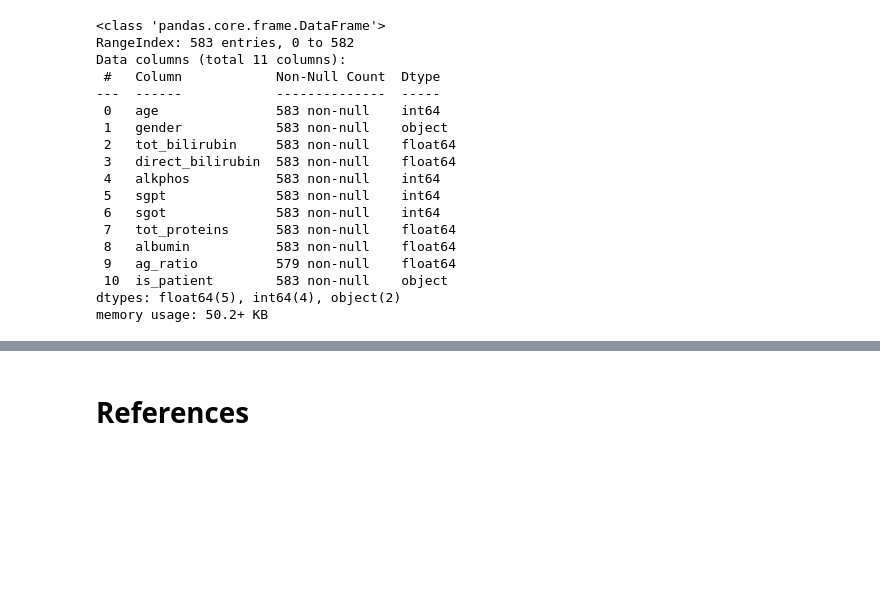
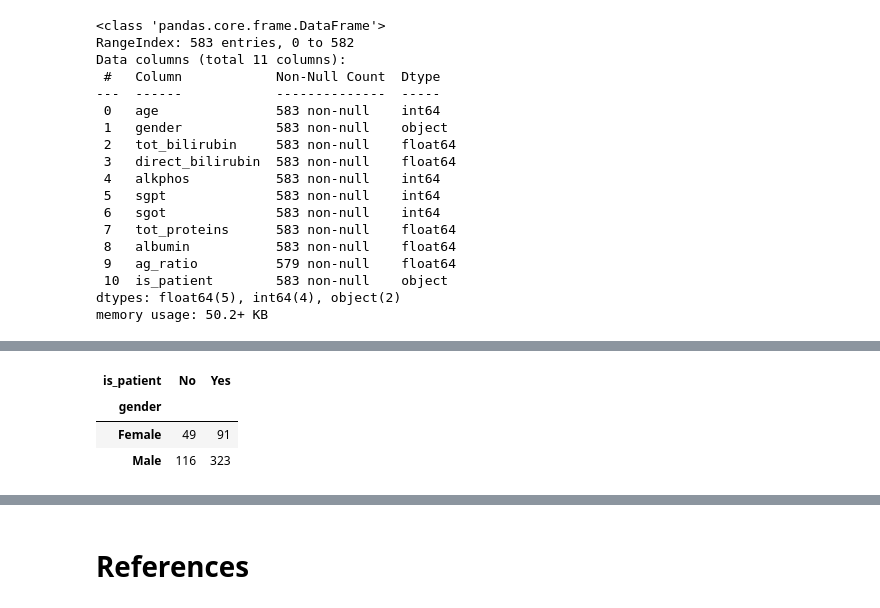
Before and after one commit to alexisuaguilaru/Liver_Patient_Model, a Jupyter notebook: ExploratoryDataAnalysis/ExploratoryDataAnalysis.ipynb, the cells around one changed output, grey strips where cells are left out. Saved outputs shown, nothing was run; the diff lists cells and outputs as text; code cells hidden in the pictures; blank space fills up the shorter version.

```diff
--- a/ExploratoryDataAnalysis/ExploratoryDataAnalysis.ipynb
+++ b/ExploratoryDataAnalysis/ExploratoryDataAnalysis.ipynb
@@ -122,0 +206,9 @@ memory usage: 50.2+ KB
+# %%
+# Distribution of Gender
+
+LiverDataset.pivot_table('age',CategoricalFeatures[0],Target,'count')
+# %% [output]
+| is_patient | No | Yes |
+| gender |  |  |
+| Female | 49 | 91 |
+| Male | 116 | 323 |
```
Also changed, not shown: parts of 19 cells of this notebook.
